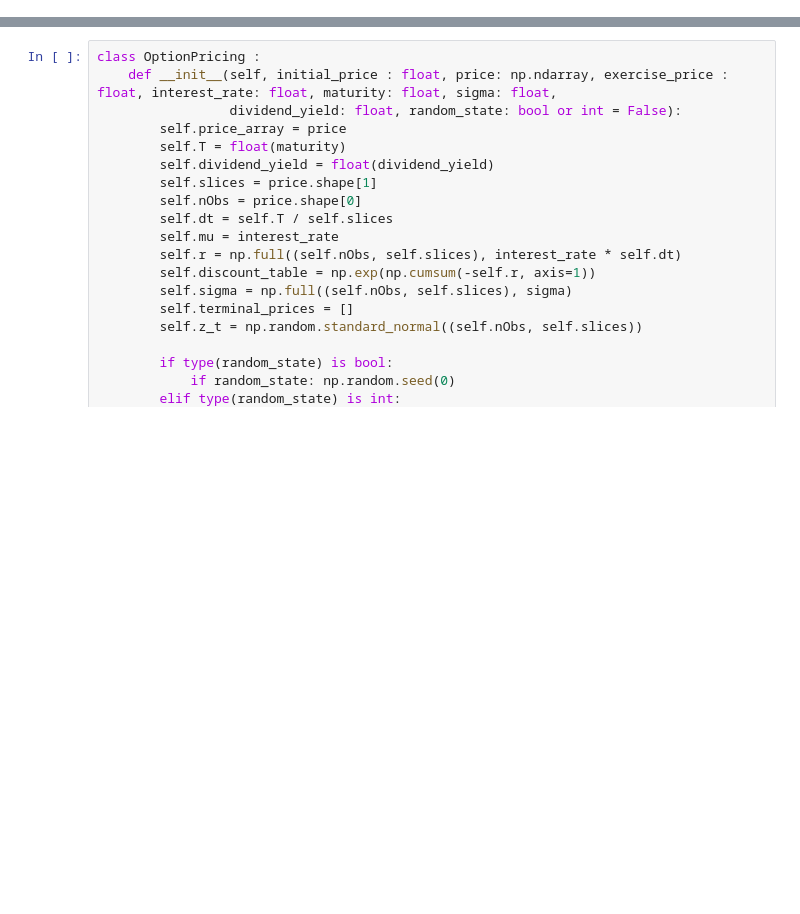
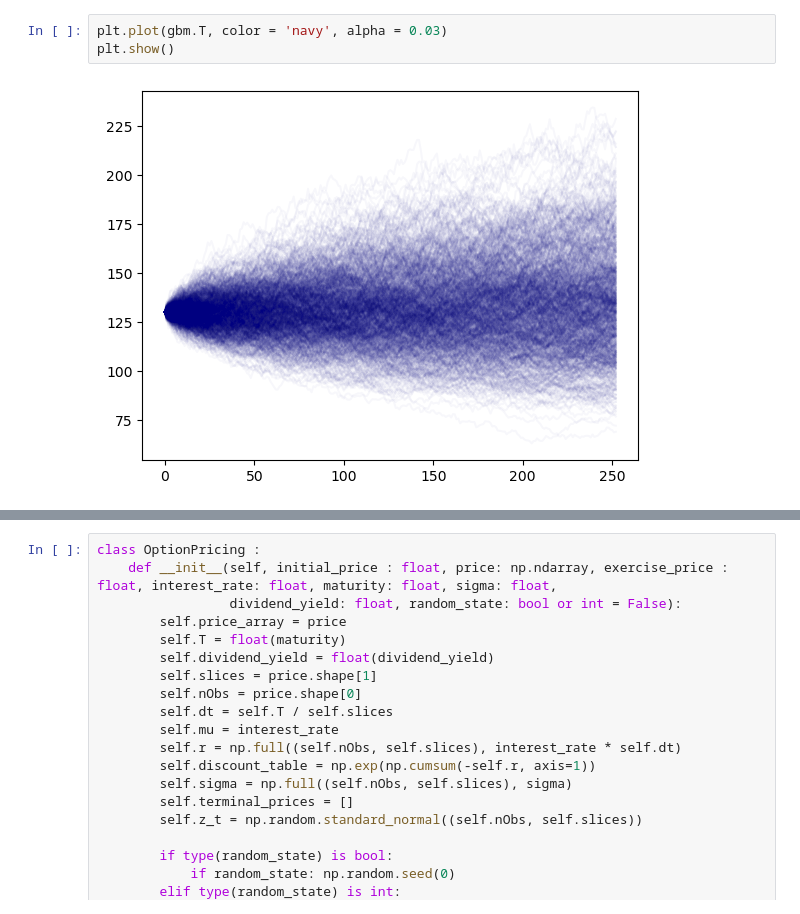
Before and after one commit to Tommylee1013/FinancialMachineLearning, a Jupyter notebook: Pricing/Option Pricing.ipynb, the cells around one changed output, grey strips where cells are left out. Cells and saved outputs as stored; diff of their text form; blank space fills up the shorter version.

```diff
--- a/Pricing/Option Pricing.ipynb
+++ b/Pricing/Option Pricing.ipynb
@@ -13,0 +43,5 @@ simulation.geometric_brownian_motion().shape[1]
+# %%
+plt.plot(gbm.T, color = 'navy', alpha = 0.03)
+plt.show()
+# %% [output]
+[figure, added]
```
Also changed, not shown: parts of 9 cells of this notebook, 1 other file.
